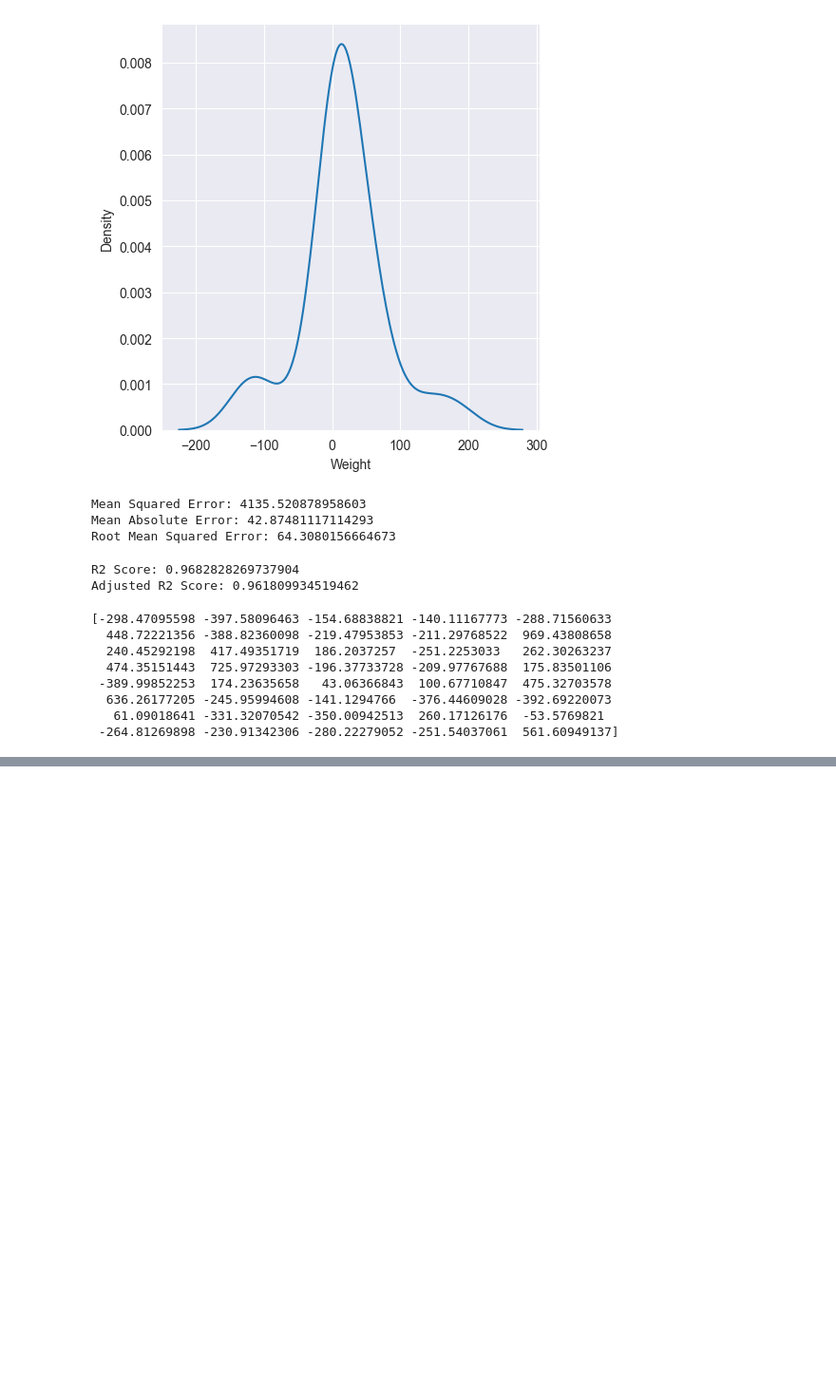
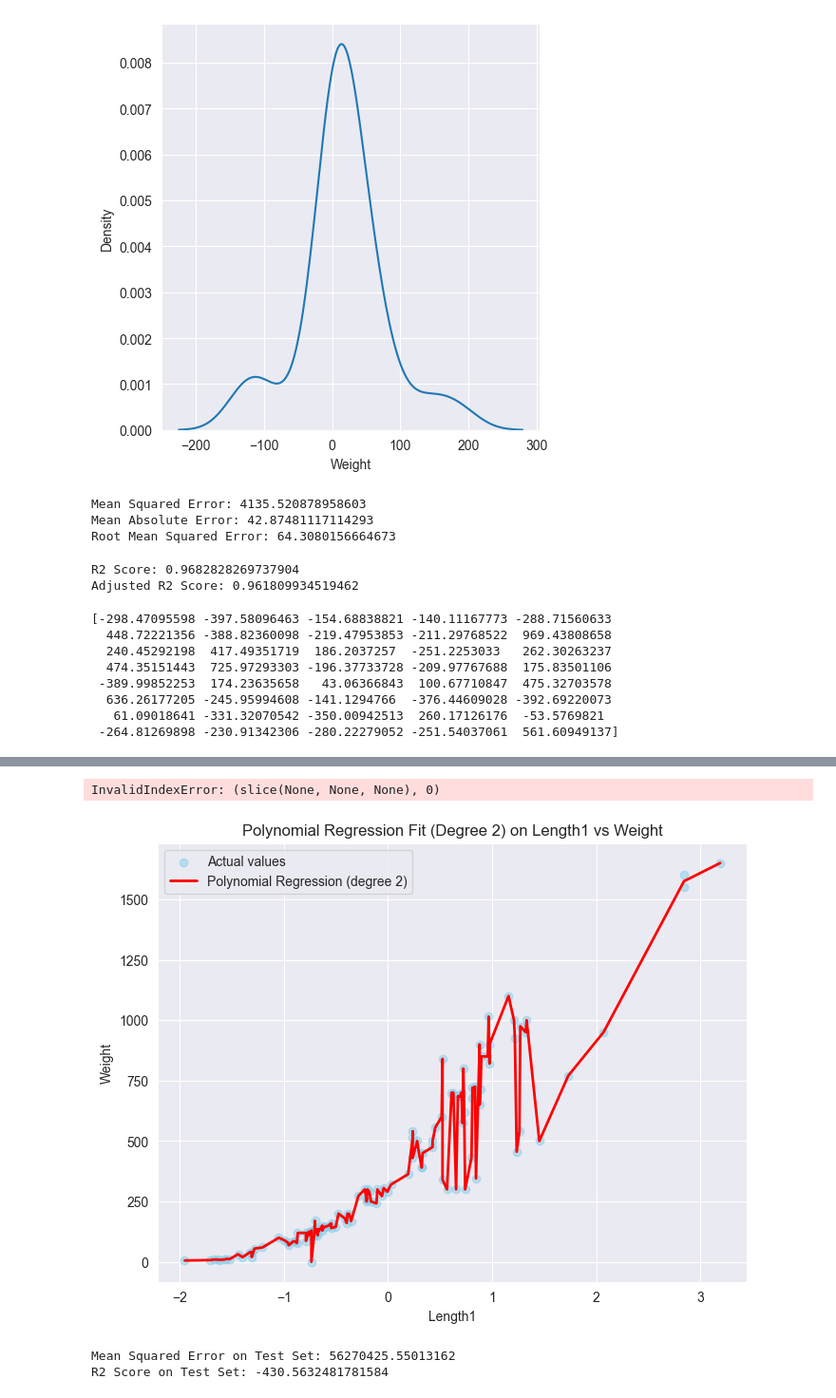
Before and after one commit to itssahilwhat/AI-Fundamentals, a Jupyter notebook: Linear Regression/Polynomial Linear Regression.ipynb, the cells around one changed output, grey strips where cells are left out. Shown at 95% size. Drawn from its saved outputs; the diff is of its cells as text; code cells hidden in the pictures; blank space fills up the shorter version.

```diff
--- a/Linear Regression/Polynomial Linear Regression.ipynb
+++ b/Linear Regression/Polynomial Linear Regression.ipynb
@@ -194,0 +198,8 @@ strong multicollinearity or other numerical problems.
+# %%
+pipeline = Pipeline([
+    ('scaler', StandardScaler()),
+    ('poly_features', PolynomialFeatures(degree=2)),
+    ('regressor', LinearRegression())
+])
+
+pipeline.fit(X_train, y_train)
@@ -194,0 +210,3 @@ strong multicollinearity or other numerical problems.
+# %%
+y_train_pred = pipeline.predict(X_train)
+y_test_pred = pipeline.predict(X_test)
@@ -194,0 +233,23 @@ strong multicollinearity or other numerical problems.
+# %%
+sorted_indices = np.argsort(X_train[:,0])
+X_train_sorted = X_train[:, 0][sorted_indices]
+y_train_pred_sorted = y_train_pred[sorted_indices]
+# %% [output]
+InvalidIndexError: (slice(None, None, None), 0)
+# %%
+plt.figure(figsize=(8, 6))
+plt.scatter(X_train[:, 2], y_train, color='skyblue', alpha=0.5, label='Actual values')
+plt.plot(X_train_sorted, y_train_pred_sorted, color='red', linewidth=2, label='Polynomial Regression (degree 2)')
+plt.xlabel('Length1')
+plt.ylabel('Weight')
+plt.title('Polynomial Regression Fit (Degree 2) on Length1 vs Weight')
+plt.legend()
+plt.show()
+# %% [output]
+[figure, added]
+# %%
+print("Mean Squared Error on Test Set:", mean_squared_error(y_test, y_test_pred))
+print("R2 Score on Test Set:", r2_score(y_test, y_test_pred))
+# %% [output]
+Mean Squared Error on Test Set: 56270425.55013162
+R2 Score on Test Set: -430.5632481781584
```
Also changed, not shown: parts of 6 cells of this notebook.
